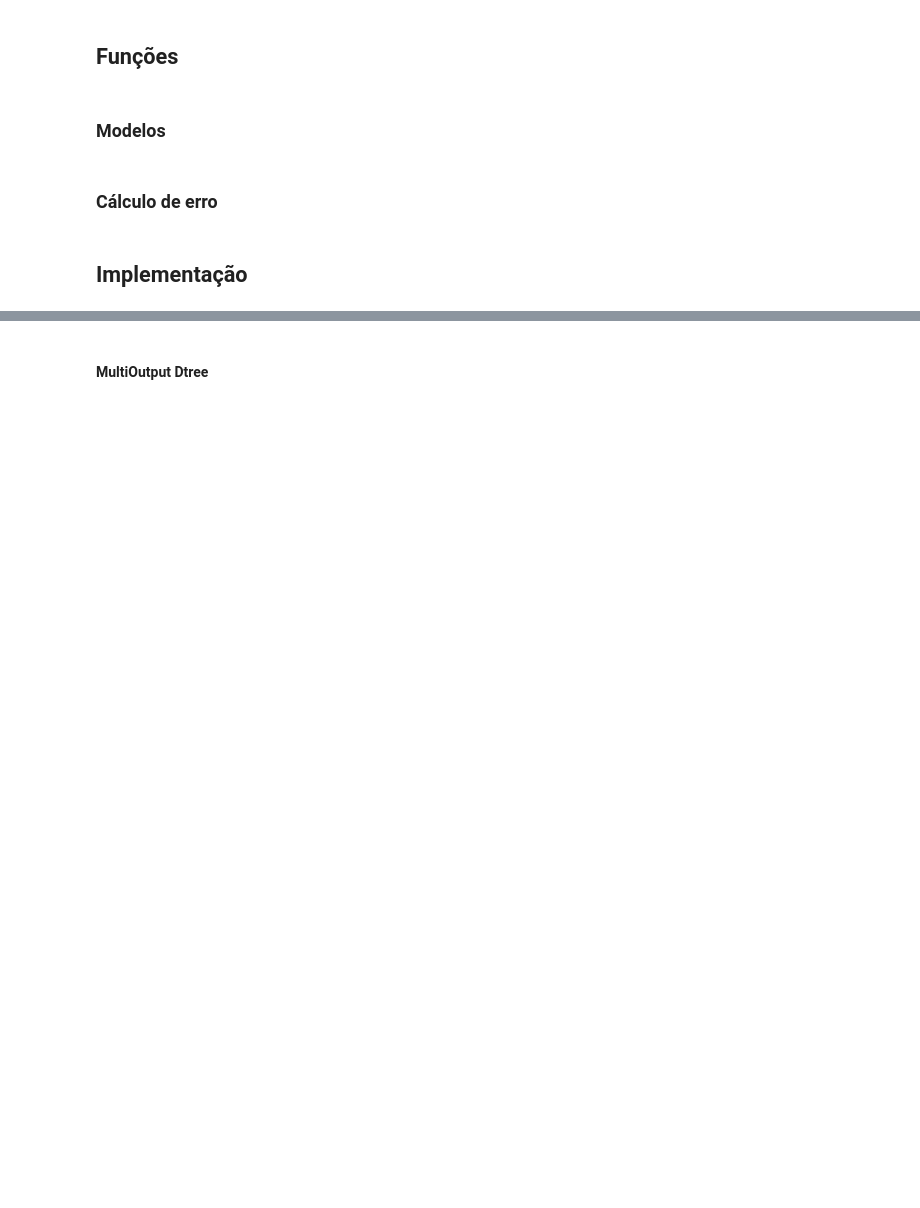
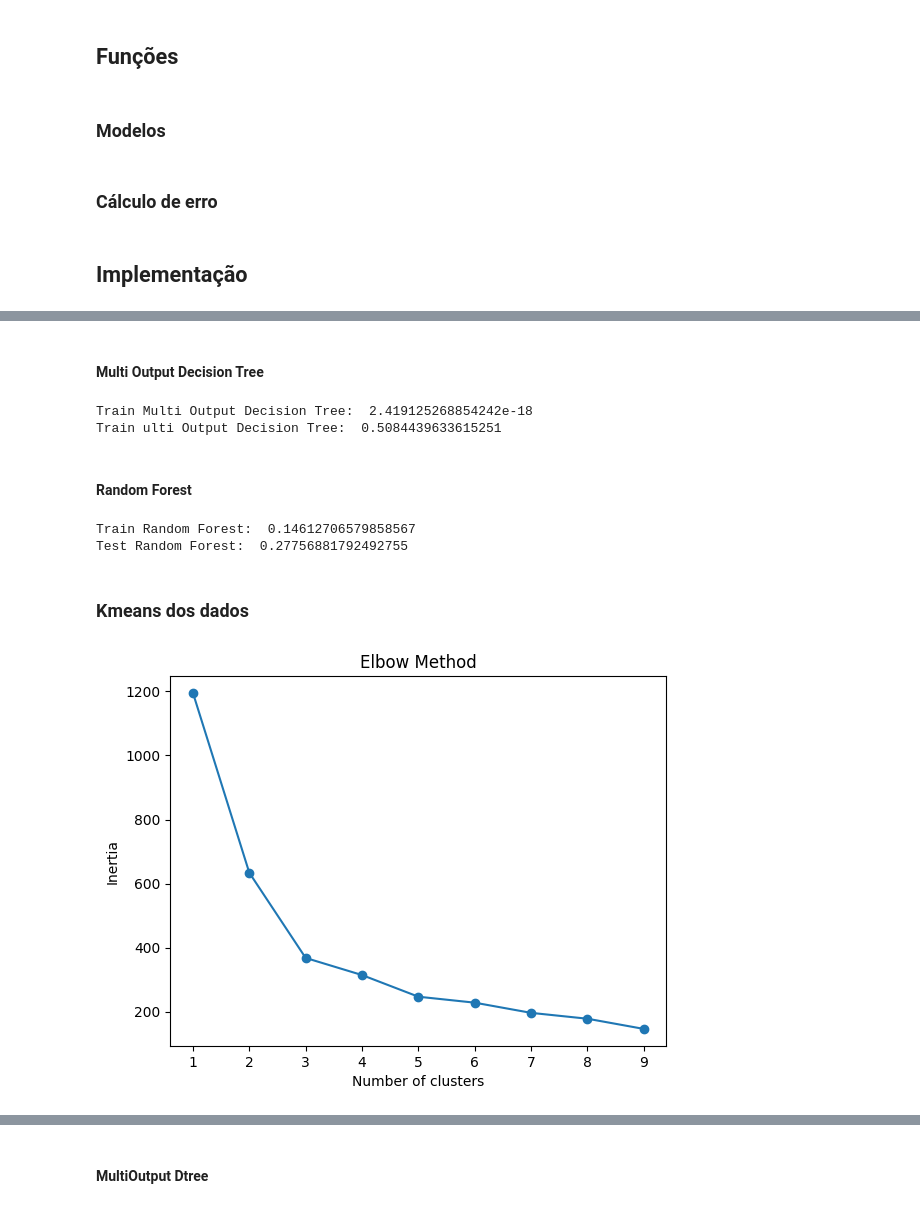
Before and after one commit to yanborges/RMT_TCC, a Jupyter notebook: RMT_TCC.ipynb, the cells around one changed output, grey strips where cells are left out. Drawn from its saved outputs; the diff is of its cells as text; code cells hidden in the pictures; blank space fills up the shorter version.

```diff
--- a/RMT_TCC.ipynb
+++ b/RMT_TCC.ipynb
@@ -155,0 +184,6 @@ error_results = []
+# %%
+x_train, x_test, y_train, y_test = train_test_split(data, label, test_size=0.2, random_state=42)
+
+# Variables to calculate RRMSE
+real_test_mean = y_test.mean(axis=0)
+real_train_mean = y_train.mean(axis=0)
@@ -155,0 +260,41 @@ error_results = []
+# %% [markdown]
+#### Multi Output Decision Tree
+# %%
+regressor = model_multi_dtree(x_train, y_train, x_train)
+error = calculate_RRMSE(y_train, regressor, real_train_mean)
+print("Train Multi Output Decision Tree: ",error)
+
+regressor = model_multi_dtree(x_train, y_train, x_test)
+error = calculate_RRMSE(y_test, regressor, real_test_mean)
+print("Train ulti Output Decision Tree: ",error)
+# %% [output]
+Train Multi Output Decision Tree:  2.419125268854242e-18
+Train ulti Output Decision Tree:  0.5084439633615251
+# %% [markdown]
+#### Random Forest
+# %%
+regressor = model_randomForest(x_train, y_train, x_train, 50)
+error = calculate_RRMSE(y_train, regressor, real_train_mean)
+print("Train Random Forest: ",error)
+
+regressor = model_randomForest(x_train, y_train, x_test, 50)
+error = calculate_RRMSE(y_test, regressor, real_test_mean)
+print("Test Random Forest: ",error)
+# %% [output]
+Train Random Forest:  0.14612706579858567
+Test Random Forest:  0.27756881792492755
+# %% [markdown]
+### Kmeans dos dados
+# %%
+inertia_values = []
+for i in range(1, 10):
+    kmeans = KMeans(n_clusters=i, random_state=0, n_init='auto').fit(x_train)
+    inertia_values.append(kmeans.inertia_)
+
+plt.plot(range(1, 10), inertia_values, marker='o')
+plt.xlabel('Number of clusters')
+plt.ylabel('Inertia')
+plt.title('Elbow Method')
+plt.show()
+# %% [output]
+[figure, added]
```
Also changed, not shown: parts of 48 cells of this notebook.
